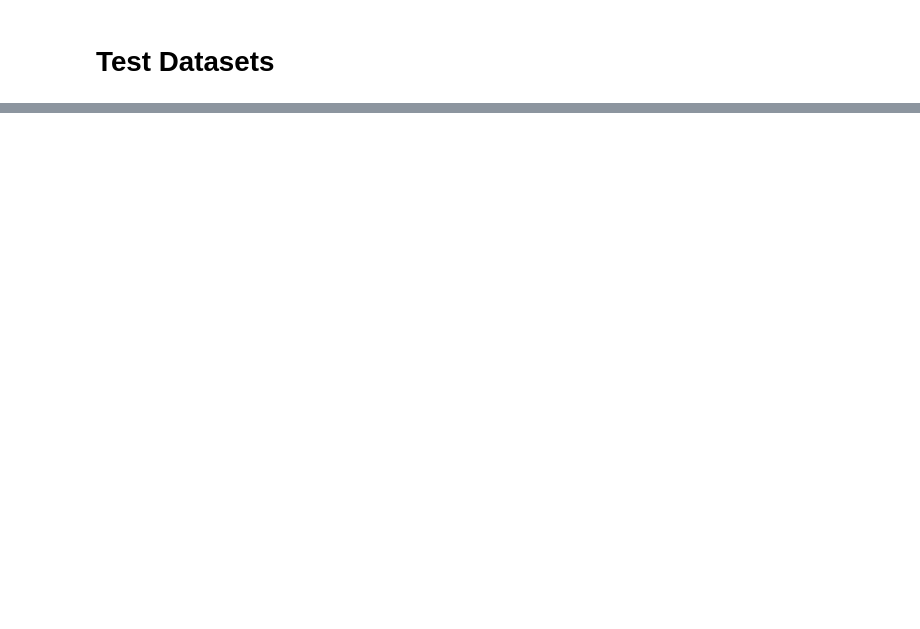
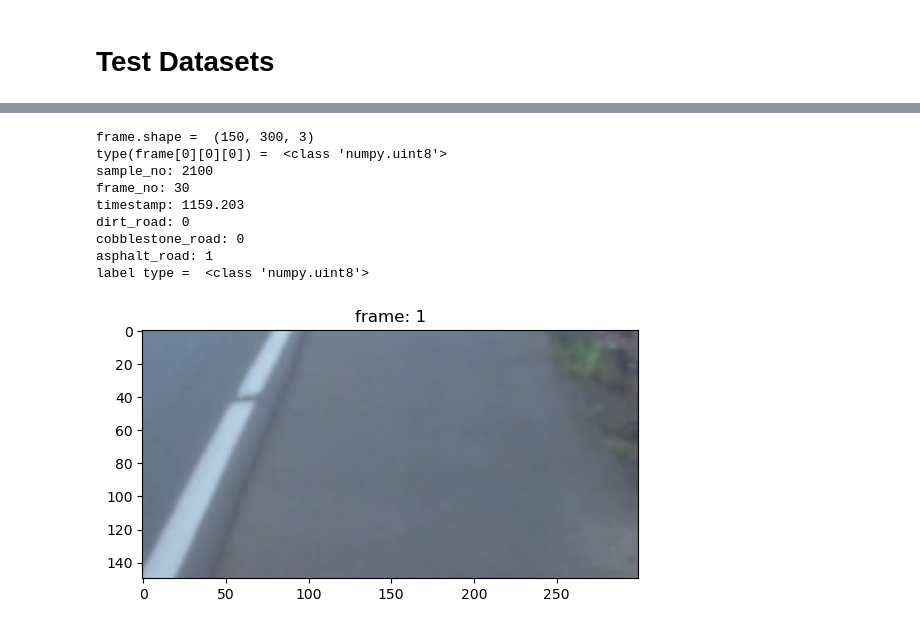
Before and after one commit to mx956/EECE568_ML_PVS_Project, a Jupyter notebook: Road_Surface_Type_Classification/road_classification_Matt.ipynb, the cells around one changed output, grey strips where cells are left out. Drawn from its saved outputs; the diff is of its cells as text; code cells hidden in the pictures; blank space fills up the shorter version.

```diff
--- a/Road_Surface_Type_Classification/road_classification_Matt.ipynb
+++ b/Road_Surface_Type_Classification/road_classification_Matt.ipynb
@@ -823,0 +722,30 @@ shape of 1 batch of test_dataset:  (4, 300, 8)
+# %%
+# show some sample frames extracted from testsets
+which_testset = TESTSETS_TO_LOAD[0]
+frame_index = 1
+frame = testsets[f'pvs_{which_testset}']['sampled_video']['frame'][frame_index]
+print("frame.shape = ", frame.shape)
+print("type(frame[0][0][0]) = ", type(frame[0][0][0]))
+
+plt.figure()
+plt.imshow(frame)
+plt.title(f"frame: {frame_index}")
+
+print(f"sample_no: {testsets[f'pvs_{which_testset}']['sampled_video']['sample_no'][frame_index]}")
+print(f"frame_no: {testsets[f'pvs_{which_testset}']['sampled_video']['frame_no'][frame_index]}")
+print(f"timestamp: {testsets[f'pvs_{which_testset}']['sampled_video']['timestamp'][frame_index]}")
+print(f"dirt_road: {testsets[f'pvs_{which_testset}']['sampled_video']['label'][frame_index][data_class_labels.index('dirt_road')]}")
+print(f"cobblestone_road: {testsets[f'pvs_{which_testset}']['sampled_video']['label'][frame_index][data_class_labels.index('cobblestone_road')]}")
+print(f"asphalt_road: {testsets[f'pvs_{which_testset}']['sampled_video']['label'][frame_index][data_class_labels.index('asphalt_road')]}")
+print("label type = ", type(testsets[f'pvs_{which_testset}']['sampled_video']['label'][frame_index][data_class_labels.index('dirt_road')]))
+# %% [output]
+frame.shape =  (150, 300, 3)
+type(frame[0][0][0]) =  <class 'numpy.uint8'>
+sample_no: 2100
+frame_no: 30
+timestamp: 1159.203
+dirt_road: 0
+cobblestone_road: 0
+asphalt_road: 1
+label type =  <class 'numpy.uint8'>
+[figure, added]
```
Also changed, not shown: parts of 15 cells of this notebook.
